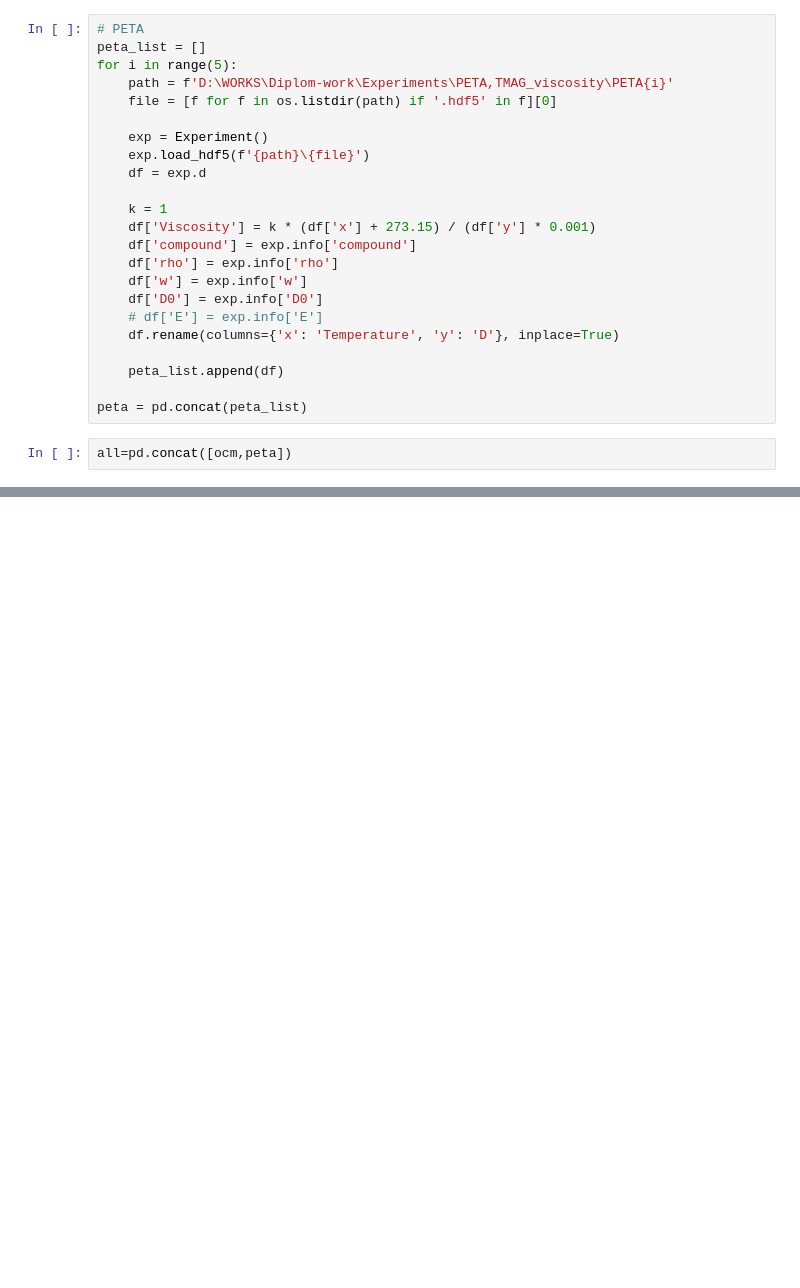
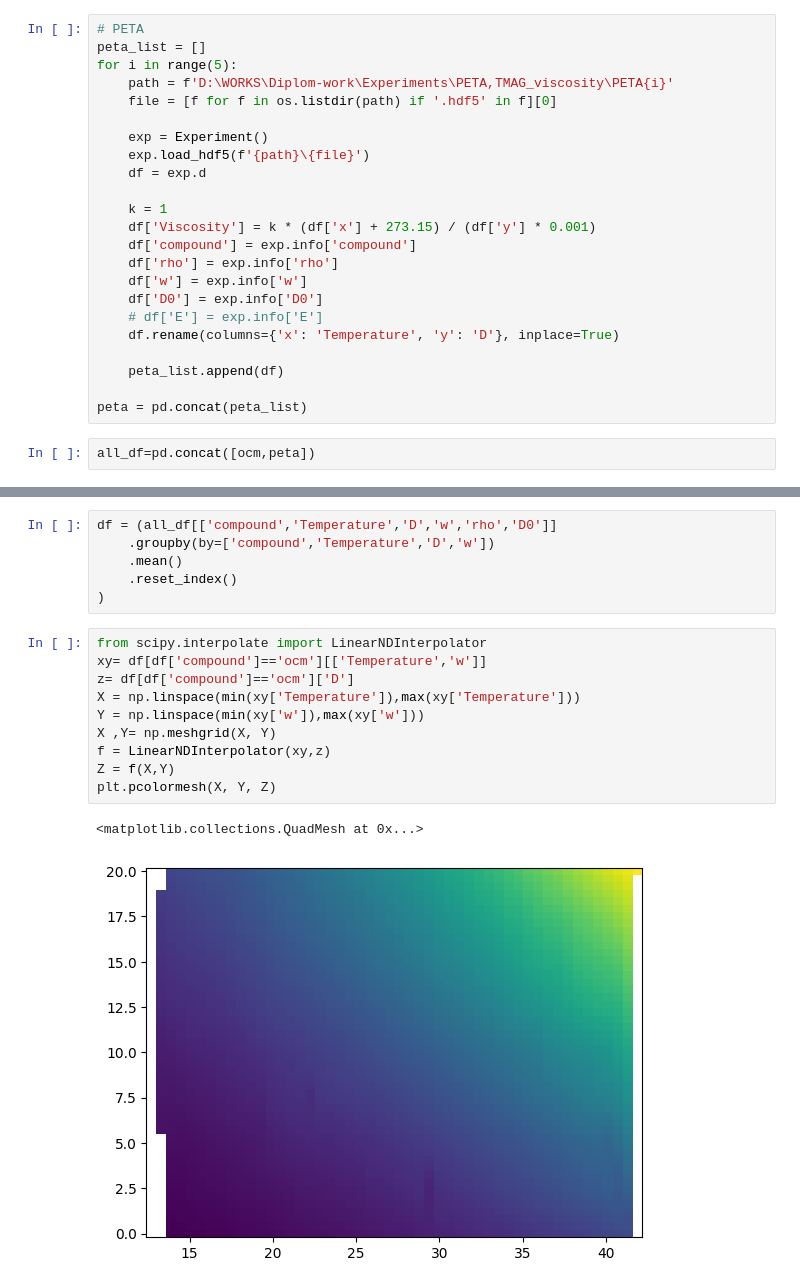
Before and after one commit to EnglishBeach/Diplom-work, a Jupyter notebook: Experiments/Analysis/collect.ipynb, the cells around one changed output, grey strips where cells are left out. Cells and saved outputs as stored; diff of their text form; blank space fills up the shorter version.

Commit message:
start plots

```diff
--- a/Experiments/Analysis/collect.ipynb
+++ b/Experiments/Analysis/collect.ipynb
@@ -200,4 +200,4 @@ for i in range(5):
 
 peta = pd.concat(peta_list)
 # %%
-all=pd.concat([ocm,peta])
+all_df=pd.concat([ocm,peta])
@@ -238,0 +233,19 @@ sns.jointplot(
+# %%
+df = (all_df[['compound','Temperature','D','w','rho','D0']]
+    .groupby(by=['compound','Temperature','D','w'])
+    .mean()
+    .reset_index()
+)
+# %%
+from scipy.interpolate import LinearNDInterpolator
+xy= df[df['compound']=='ocm'][['Temperature','w']]
+z= df[df['compound']=='ocm']['D']
+X = np.linspace(min(xy['Temperature']),max(xy['Temperature']))
+Y = np.linspace(min(xy['w']),max(xy['w']))
+X ,Y= np.meshgrid(X, Y)
+f = LinearNDInterpolator(xy,z)
+Z = f(X,Y)
+plt.pcolormesh(X, Y, Z)
+# %% [output]
+<matplotlib.collections.QuadMesh at 0x...>
+[figure, added]
```
Also changed, not shown: parts of 4 cells of this notebook.
